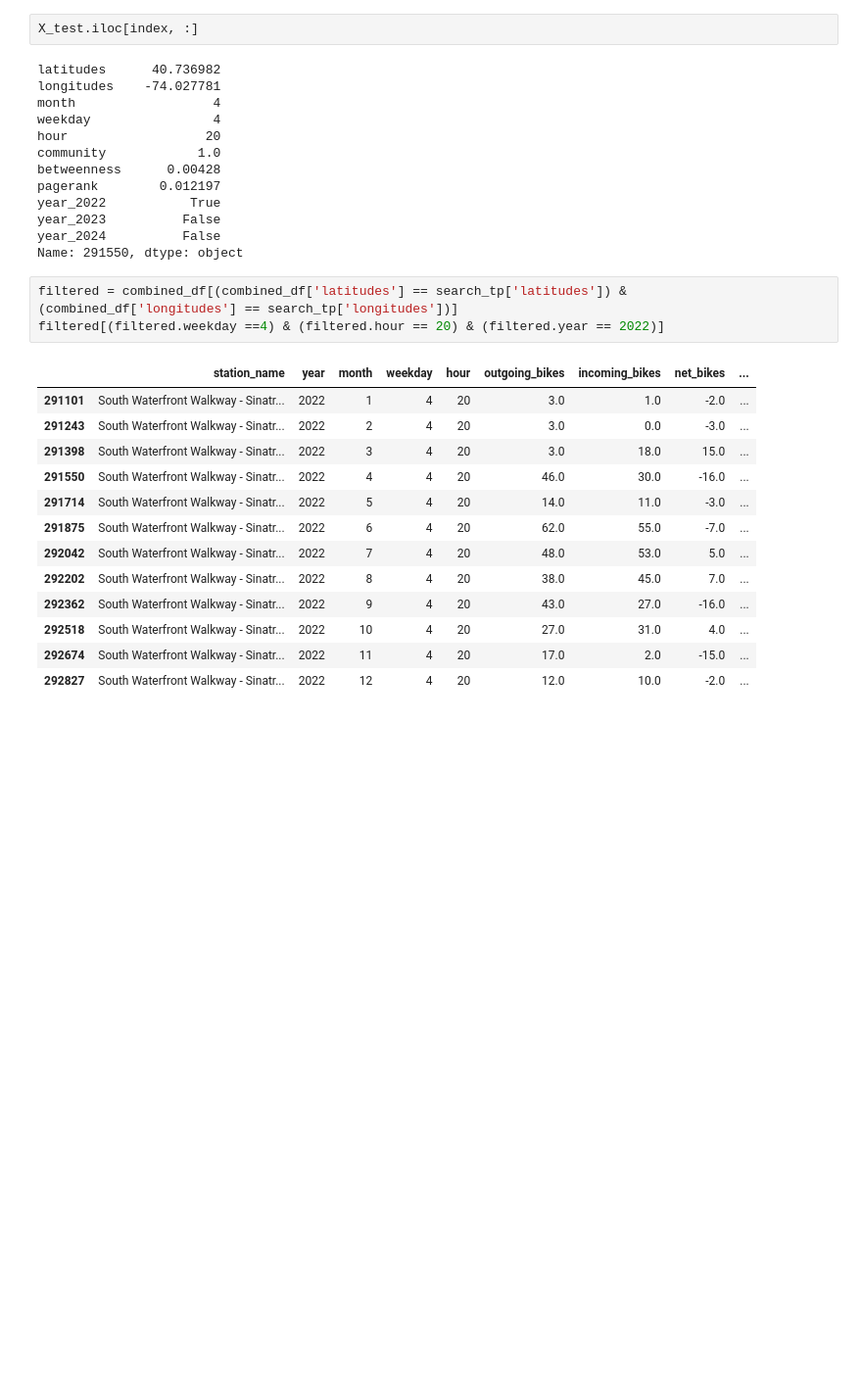
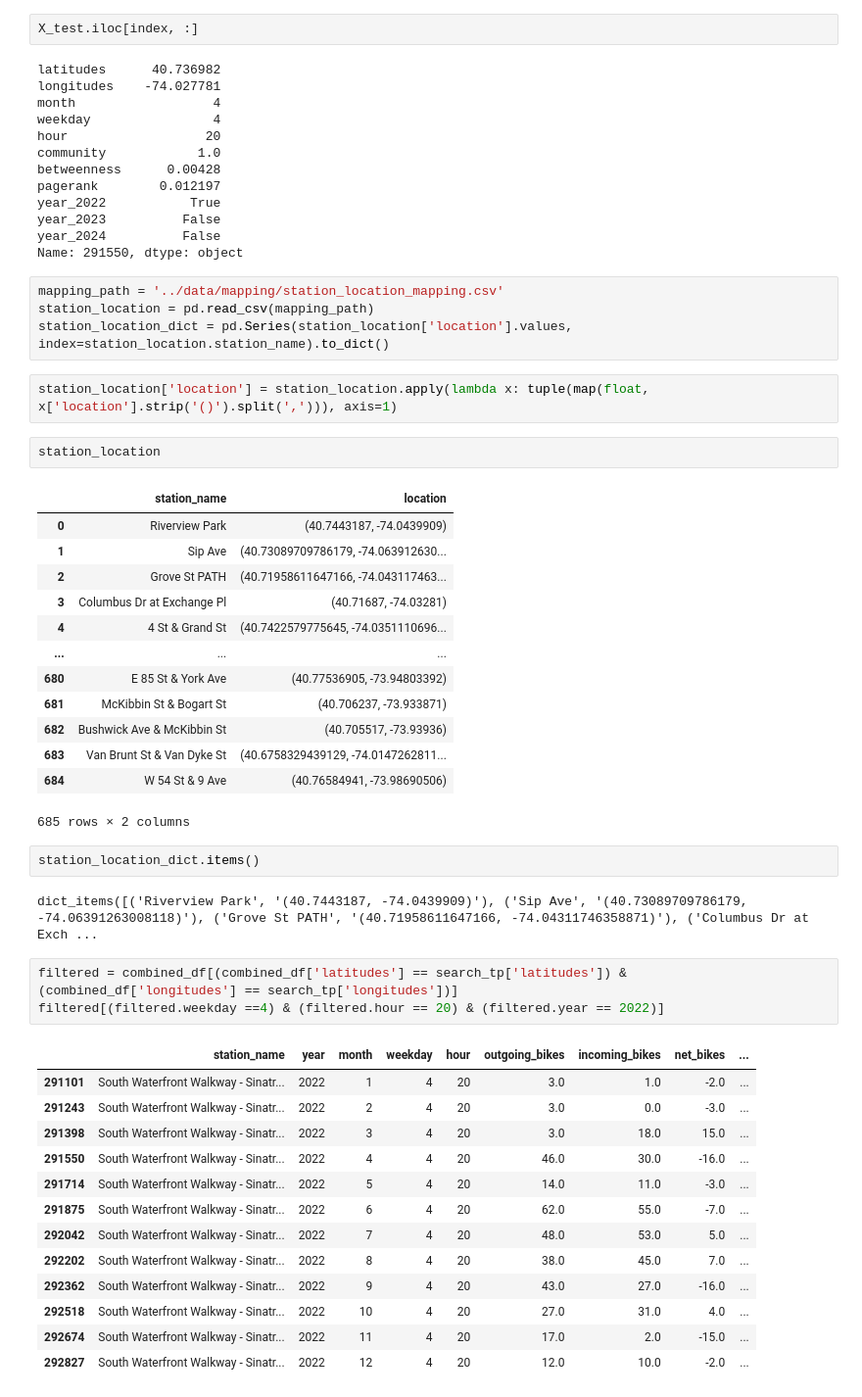
Before and after one commit to tochenan/CitiBike-Demand-Prediction, a Jupyter notebook: src/EDA.ipynb, the cells around one changed output. Shown: that part at 98% size. Drawn from its saved outputs; the diff is of its cells as text; blank space fills up the shorter version.

```diff
--- a/src/EDA.ipynb
+++ b/src/EDA.ipynb
@@ -741,6 +733,32 @@ year_2022           True
 year_2023          False
 year_2024          False
 Name: 291550, dtype: object
+# %%
+mapping_path = '../data/mapping/station_location_mapping.csv'
+station_location = pd.read_csv(mapping_path)
+station_location_dict = pd.Series(station_location['location'].values, index=station_location.station_name).to_dict()
+# %%
+station_location['location'] = station_location.apply(lambda x: tuple(map(float, x['location'].strip('()').split(','))), axis=1)
+# %%
+station_location
+# %% [output]
+|  | station_name | location |
+| 0 | Riverview Park | (40.7443187, -74.0439909) |
+| 1 | Sip Ave | (40.73089709786179, -74.063912630... |
+| 2 | Grove St PATH | (40.71958611647166, -74.043117463... |
+| 3 | Columbus Dr at Exchange Pl | (40.71687, -74.03281) |
+| 4 | 4 St & Grand St | (40.7422579775645, -74.0351110696... |
+| ... | ... | ... |
+| 680 | E 85 St & York Ave | (40.77536905, -73.94803392) |
+| 681 | McKibbin St & Bogart St | (40.706237, -73.933871) |
+| 682 | Bushwick Ave & McKibbin St | (40.705517, -73.93936) |
+| 683 | Van Brunt St & Van Dyke St | (40.6758329439129, -74.0147262811... |
+| 684 | W 54 St & 9 Ave | (40.76584941, -73.98690506) |
+685 rows × 2 columns
+# %%
+station_location_dict.items()
+# %% [output]
+dict_items([('Riverview Park', '(40.7443187, -74.0439909)'), ('Sip Ave', '(40.73089709786179, -74.06391263008118)'), ('Grove St PATH', '(40.71958611647166, -74.04311746358871)'), ('Columbus Dr at Exch ...
 # %%
 filtered = combined_df[(combined_df['latitudes'] == search_tp['latitudes']) & (combined_df['longitudes'] == search_tp['longitudes'])]
 filtered[(filtered.weekday ==4) & (filtered.hour == 20) & (filtered.year == 2022)]
```
Also changed, not shown: parts of 3 cells of this notebook, 23 other files.
